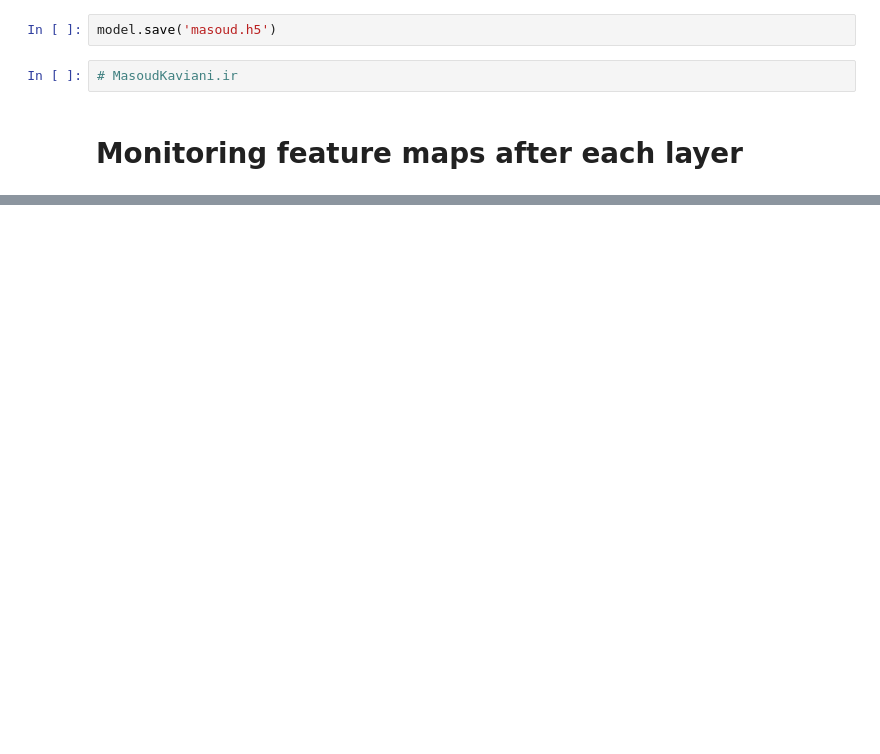
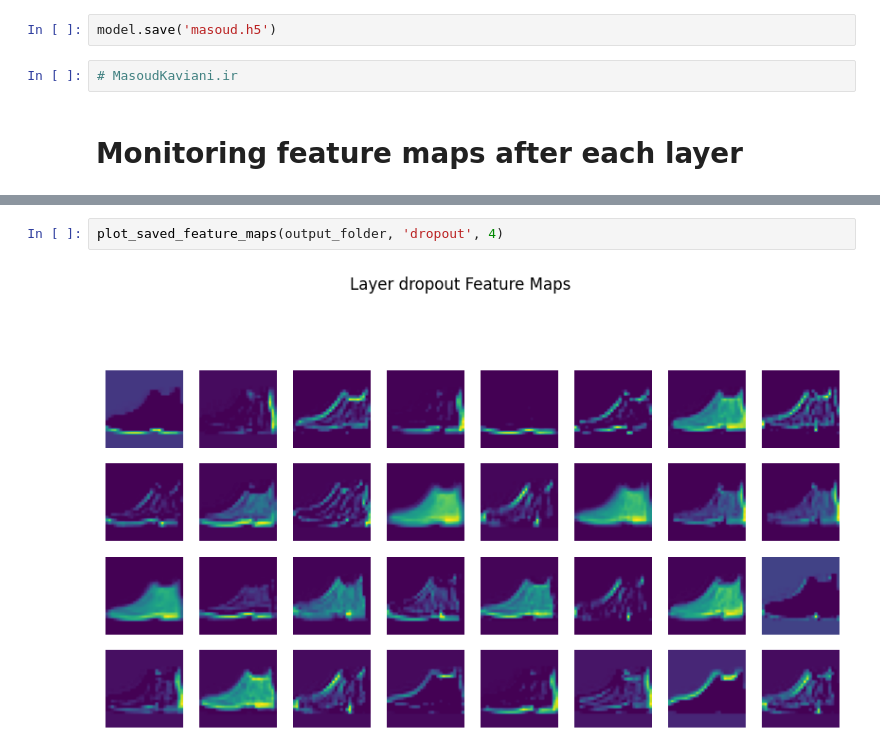
Before and after one commit to MahdieRahmati/filoger, a Jupyter notebook: MNISTCNN/FashionMNIST.ipynb, the cells around one changed output, grey strips where cells are left out. Saved outputs shown, nothing was run; the diff lists cells and outputs as text; blank space fills up the shorter version.

```diff
--- a/MNISTCNN/FashionMNIST.ipynb
+++ b/MNISTCNN/FashionMNIST.ipynb
@@ -221,0 +223,4 @@ plt.show()
+# %%
+plot_saved_feature_maps(output_folder, 'dropout', 4)
+# %% [output]
+[figure, added]
```
Also changed, not shown: parts of 25 cells of this notebook.
